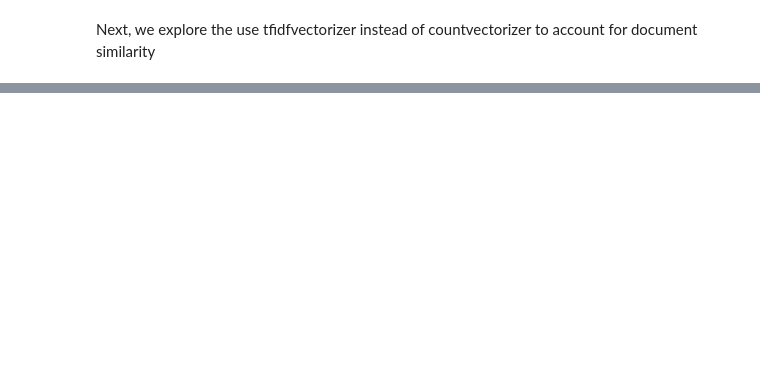
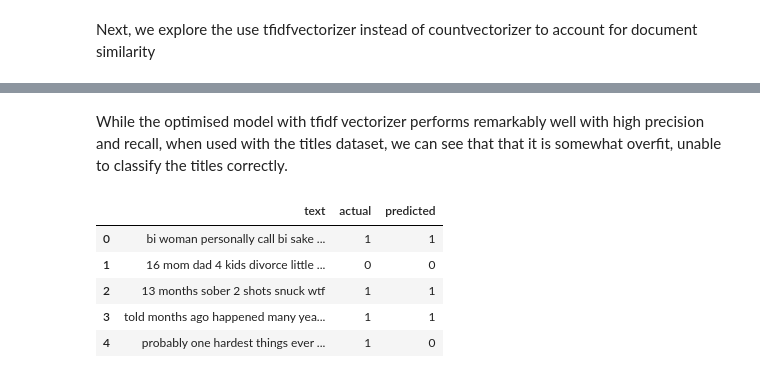
Before and after one commit to bearylogical/ga-assignments, a Jupyter notebook: project_3/Project_3.ipynb, the cells around one changed output, grey strips where cells are left out. Saved outputs shown, nothing was run; the diff lists cells and outputs as text; code cells hidden in the pictures; blank space fills up the shorter version.

```diff
--- a/project_3/Project_3.ipynb
+++ b/project_3/Project_3.ipynb
@@ -422,10 +438,10 @@ pipe_params = {
     'cvec__ngram_range': [(1,1), (1,2)],
     'lr__penalty' : ['elasticnet'],
     'lr__C' : np.arange(0.1,1,0.1),
-    'lr__l1_ratio' : np.arange(0.1,1.1,0.2)
+    'lr__l1_ratio' : np.arange(0,1.1,0.2)
 }
 
-gs = GridSearchCV(pipe, param_grid=pipe_params, cv=3,verbose=1,n_jobs=-1)
+gs = GridSearchCV(pipe, param_grid=pipe_params, cv=5,verbose=1,n_jobs=-1)
 gs.fit(X_text_train, y_text_train)
 print(gs.best_score_)
 # %% [output]
@@ -452,8 +469,8 @@ gs.best_estimator_.score(X_text_test,y_text_test)
 # %%
 # try model on title
 optimal_pipe = Pipeline([
-            ('cvec', CountVectorizer(tokenizer=LemmaTokenizer(),max_features=3000,ngram_range=(1,1))),
-            ('lr', LogisticRegression(solver='saga',max_iter=300,C=0.3,l1_ratio=0.1,penalty='elasticnet'))
+            ('cvec', CountVectorizer(tokenizer=LemmaTokenizer(),max_features=3500,ngram_range=(1,1))),
+            ('lr', LogisticRegression(solver='saga',max_iter=300,C=0.1,l1_ratio=0.0,penalty='elasticnet'))
         ])
 # %%
 X_title = df_title['title']
@@ -505,7 +522,7 @@ tfidf_params = {
     'tfvec__ngram_range': [(1,1), (1,2)],
     'lr__penalty' : ['elasticnet'],
     'lr__C' : np.arange(0.1,1,0.1),
-    'lr__l1_ratio' : np.arange(0.1,1.1,0.2)
+    'lr__l1_ratio' : np.arange(0,1.1,0.2)
 }
 
 gs = GridSearchCV(tfidf_pipe, param_grid=tfidf_params, cv=3,verbose=1,n_jobs=-1)
@@ -559,3 +578,16 @@ weighted avg       0.74      0.59      0.52      3600
+# %% [markdown]
+While the optimised model with tfidf vectorizer performs remarkably well with high precision and recall, when used with the titles dataset, we can see that that it is somewhat overfit, unable to classify the titles correctly.
+# %%
+# look at sample predictions
+
+pd.DataFrame(data=zip(X_text_test,y_text_test,y_text_tfidf_pred),columns=['text','actual','predicted']).head(5)
+# %% [output]
+|  | text | actual | predicted |
+| 0 | bi woman personally call bi sake ... | 1 | 1 |
+| 1 | 16 mom dad 4 kids divorce little ... | 0 | 0 |
+| 2 | 13 months sober 2 shots snuck wtf | 1 | 1 |
+| 3 | told months ago happened many yea... | 1 | 1 |
+| 4 | probably one hardest things ever ... | 1 | 0 |
 # %%
 knn_pipe = Pipeline([
     ('tfvec', TfidfVectorizer(stop_words='english',tokenizer=LemmaTokenizer())),
```
Also changed, not shown: parts of 20 cells of this notebook.
